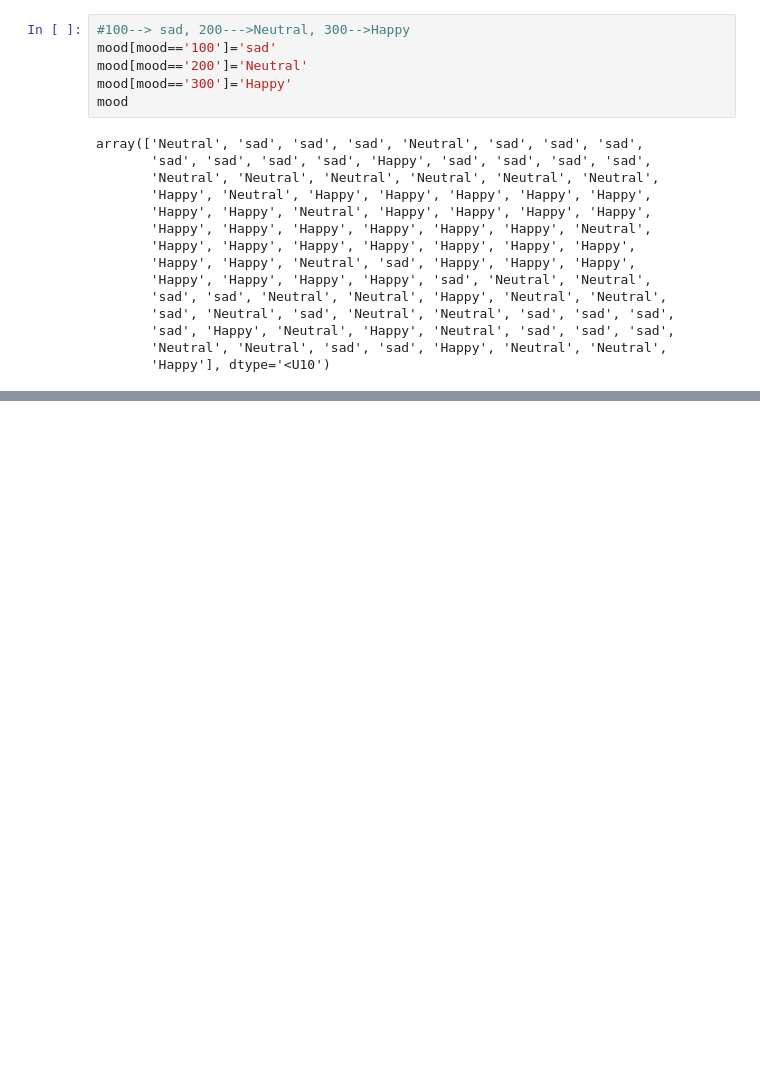
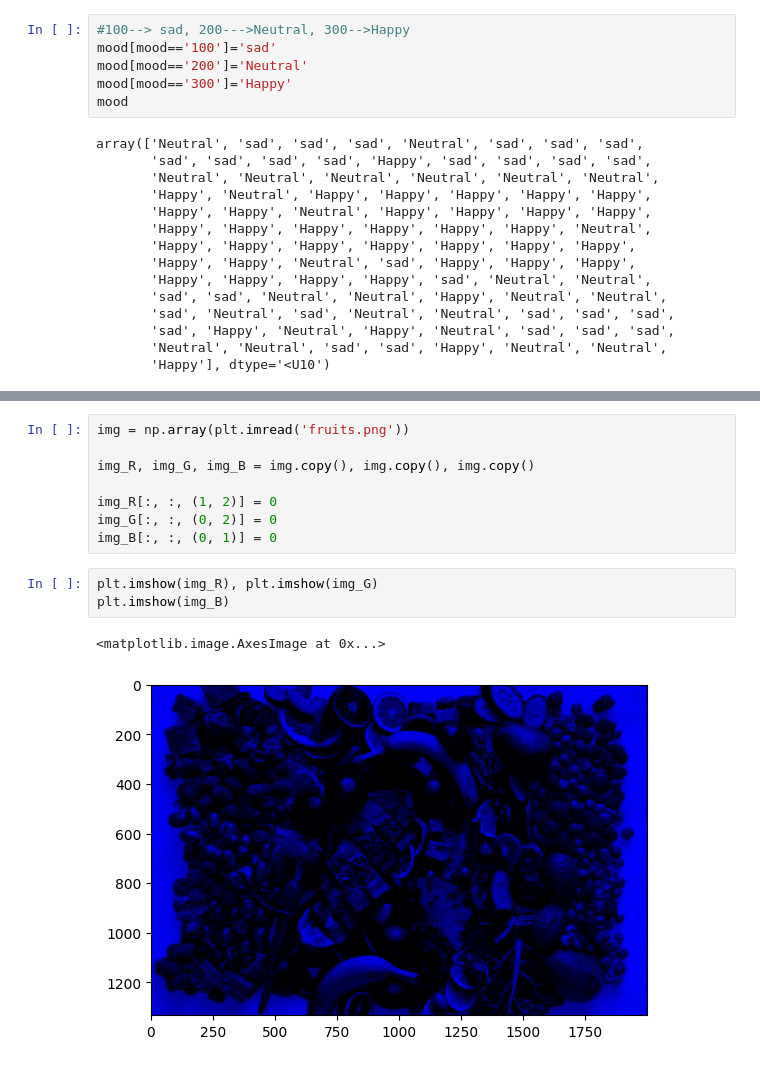
Before and after one commit to VishalDeoPrasad/InterviewBit, a Jupyter notebook: 13. Numpy/01. FitBit.ipynb, the cells around one changed output, grey strips where cells are left out. Saved outputs shown, nothing was run; the diff lists cells and outputs as text; blank space fills up the shorter version.

```diff
--- a/13. Numpy/01. FitBit.ipynb
+++ b/13. Numpy/01. FitBit.ipynb
@@ -537,0 +1026,14 @@ array(['Neutral', 'sad', 'sad', 'sad', 'Neutral', 'sad', 'sad', 'sad',
+# %%
+img = np.array(plt.imread('fruits.png'))
+
+img_R, img_G, img_B = img.copy(), img.copy(), img.copy()
+
+img_R[:, :, (1, 2)] = 0
+img_G[:, :, (0, 2)] = 0
+img_B[:, :, (0, 1)] = 0
+# %%
+plt.imshow(img_R), plt.imshow(img_G)
+plt.imshow(img_B)
+# %% [output]
+<matplotlib.image.AxesImage at 0x...>
+[figure, added]
```
Also changed, not shown: parts of 65 cells of this notebook.
